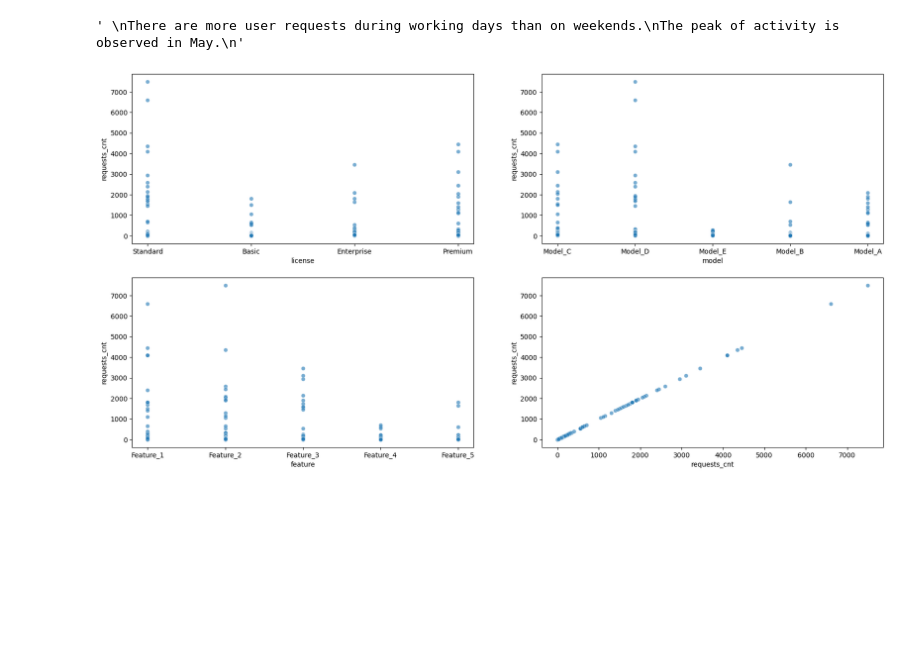
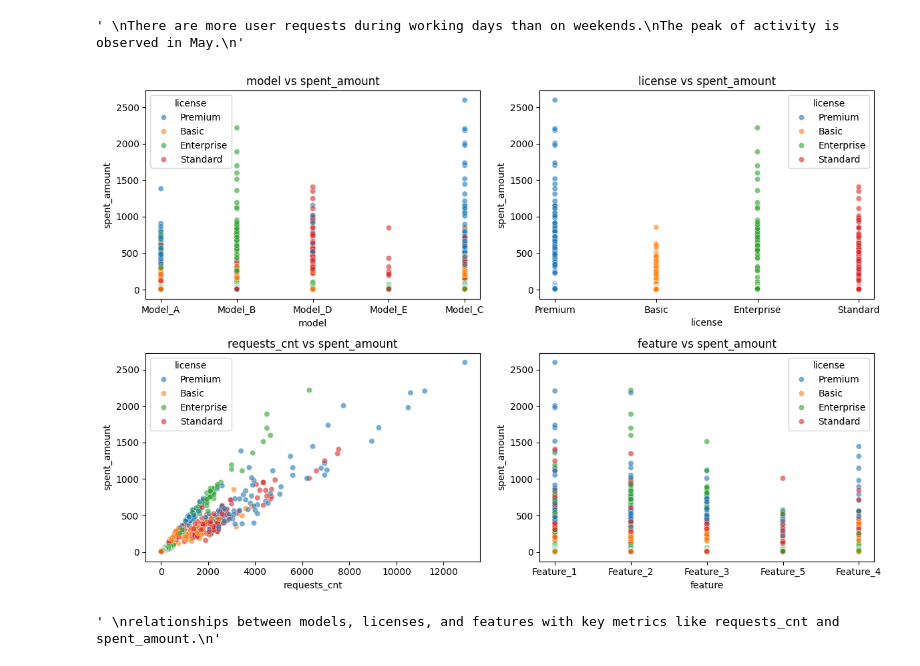
Before and after one commit to HYYH130613/ML-features-analysis, a Jupyter notebook: eda.ipynb, the cells around one changed output. Saved outputs shown, nothing was run; the diff lists cells and outputs as text; code cells hidden in the pictures; blank space fills up the shorter version.

Commit message:
key metrices

```diff
--- a/eda.ipynb
+++ b/eda.ipynb
@@ -80,19 +80,3 @@ The peak of activity is observed in May.
 # %% [output]
 [figure]
 ' \nThere are more user requests during working days than on weekends.\nThe peak of activity is observed in May.\n'
-# %%
-# relationships with key metrices
-sample_df = df_copy.sample(n=10000, random_state=20)
-
-fig, ax = plt.subplots(2, 2, figsize=(20, 10))
-
-for var, subplot in zip(df, ax.flatten()):
-    sns.scatterplot(
-        x=var,
-        y='requests_cnt',
-        data=sample_df,
-        ax=subplot,
-        alpha=0.6
-    )
-# %% [output]
-[figure, removed]
@@ -105 +83,29 @@ for var, subplot in zip(df, ax.flatten()):
+# %%
+df_key_metrics = df[["model", "license", "feature", "requests_cnt", "spent_amount"]]
+
+fig, ax = plt.subplots(2, 2, figsize=(12, 8))
+ax = ax.flatten()
+
+vars_to_plot = ["model", "license", "requests_cnt", "feature"]
+
+for i, var in enumerate(vars_to_plot):
+    sns.scatterplot(
+        x=var,
+        y="spent_amount",
+        data=df_key_metrics,
+        ax=ax[i],
+        hue="license",
+        alpha=0.6
+    )
+    ax[i].set_title(f"{var} vs spent_amount")
+
+plt.tight_layout()
+plt.show()
+
+"""
+relationships between models, licenses, and features with key metrics like requests_cnt and spent_amount.
+"""
+# %% [output]
+[figure, added]
+' \nrelationships between models, licenses, and features with key metrics like requests_cnt and spent_amount.\n'
 # %%
```
Also changed, not shown: parts of 4 cells of this notebook.
